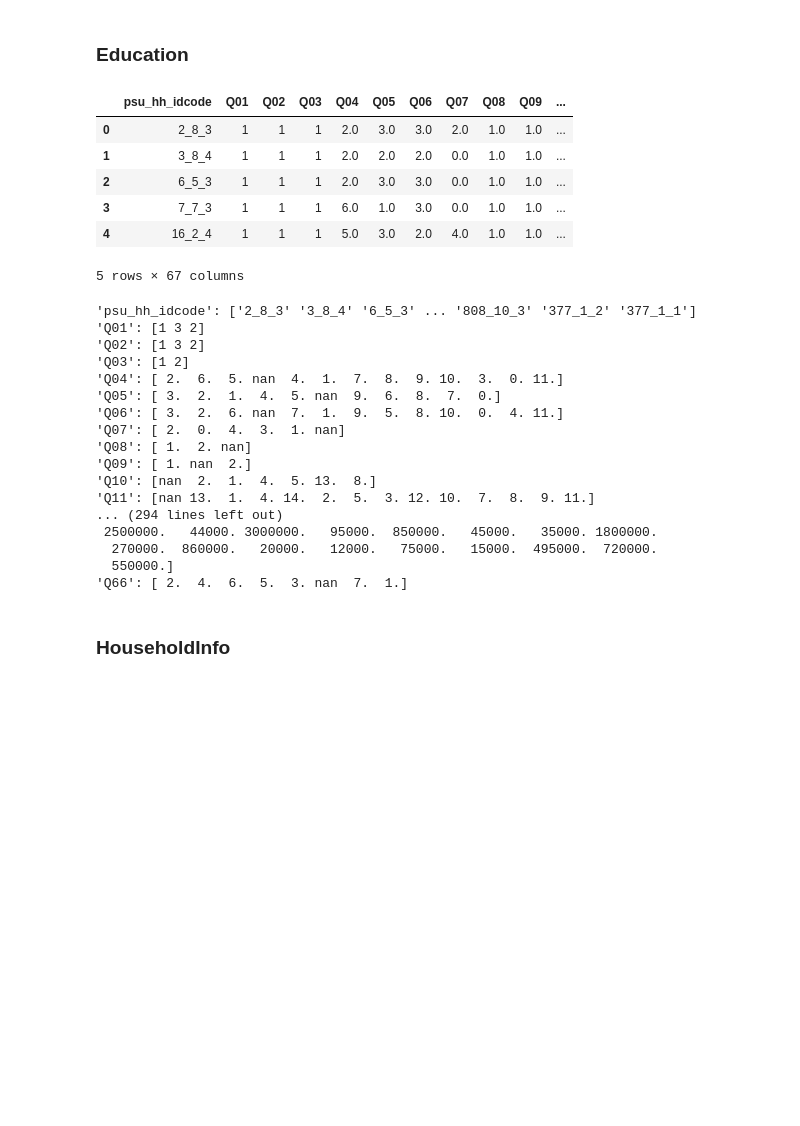
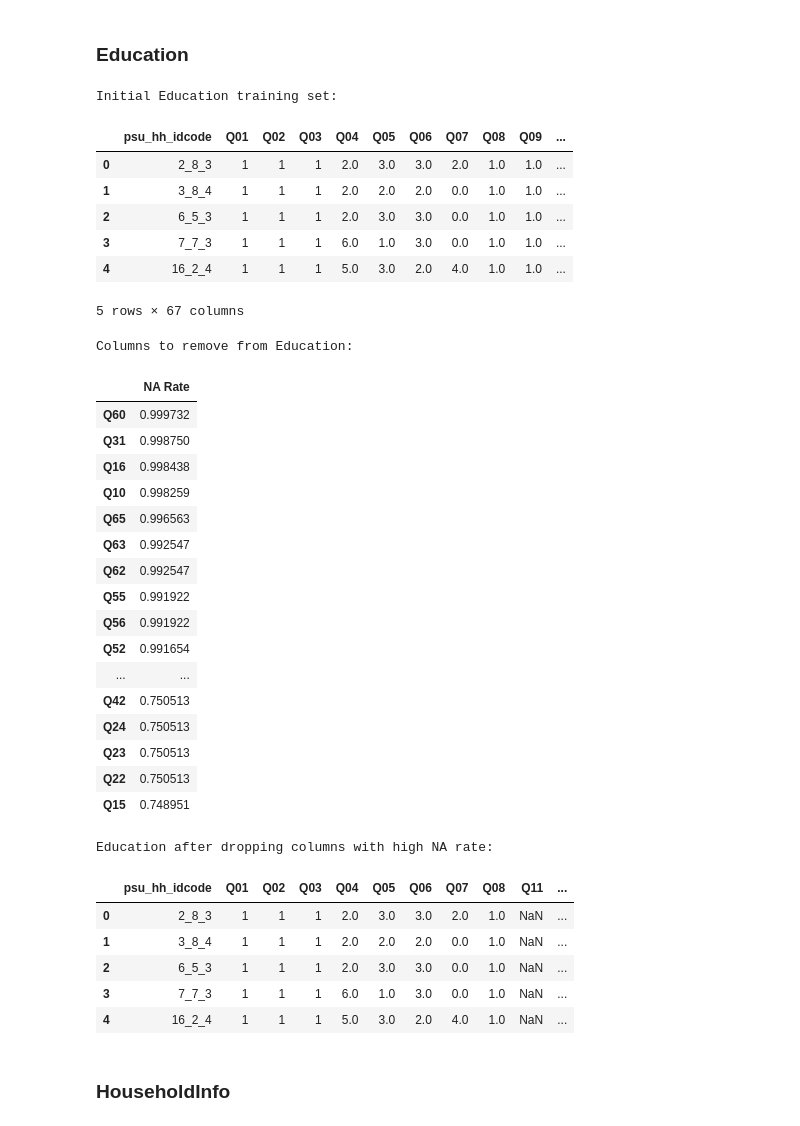
Before and after one commit to eugenesimm/Kaggle_poverty_rate, a Jupyter notebook: 1-preprocessing/clean_data.ipynb, the cells around one changed output. Saved outputs shown, nothing was run; the diff lists cells and outputs as text; code cells hidden in the pictures; blank space fills up the shorter version.

```diff
--- a/1-preprocessing/clean_data.ipynb
+++ b/1-preprocessing/clean_data.ipynb
@@ -12,44 +12,60 @@ CLEAN_DATA_DIR = "../data/clean/"
 # %% [markdown]
 ### Education
 # %%
-
 Education = pd.read_csv(os.path.join(RAW_DATA_DIR, "train_Education.csv"))
 Education['psu_hh_idcode'] = Education['psu'].astype(str) + '_' + Education['hh'].astype(str) + '_' + Education['idcode'].astype(str)
 Education.drop(columns=['psu', 'hh', 'idcode'], inplace=True)
 Education = Education[['psu_hh_idcode'] + [col for col in Education.columns if col != 'psu_hh_idcode']]
 Education.columns = [col.capitalize() if col.lower().startswith('q') else col for col in Education.columns]
-Education.head()
+print("Initial Education training set:")
+display(Education.head())
+
+# Non-response rate
+na_counts = Education.isna().sum()
+nrow = len(Education)
+na_rate = na_counts / nrow
+na_rate = na_rate.sort_values(ascending=False)
+cols_to_drop = na_rate[na_rate > 0.3] # threshold = 30%
+print("Columns to remove from Education:")
+display(cols_to_drop.to_frame(name="NA Rate"))
+
+Education.drop(columns=cols_to_drop.index, inplace=True)
+print("Education after dropping columns with high NA rate:")
+display(Education.head())
 # %% [output]
+Initial Education training set:
 |  | psu_hh_idcode | Q01 | Q02 | Q03 | Q04 | Q05 | Q06 | Q07 | Q08 | Q09 | ... |
 | 0 | 2_8_3 | 1 | 1 | 1 | 2.0 | 3.0 | 3.0 | 2.0 | 1.0 | 1.0 | ... |
 | 1 | 3_8_4 | 1 | 1 | 1 | 2.0 | 2.0 | 2.0 | 0.0 | 1.0 | 1.0 | ... |
 | 2 | 6_5_3 | 1 | 1 | 1 | 2.0 | 3.0 | 3.0 | 0.0 | 1.0 | 1.0 | ... |
 | 3 | 7_7_3 | 1 | 1 | 1 | 6.0 | 1.0 | 3.0 | 0.0 | 1.0 | 1.0 | ... |
 | 4 | 16_2_4 | 1 | 1 | 1 | 5.0 | 3.0 | 2.0 | 4.0 | 1.0 | 1.0 | ... |
-5 rows × 67 columns
+5 rows × 67 columns
+Columns to remove from Education:
+|  | NA Rate |
+| Q60 | 0.999732 |
+| Q31 | 0.998750 |
+| Q16 | 0.998438 |
+| Q10 | 0.998259 |
+| Q65 | 0.996563 |
+| Q63 | 0.992547 |
+| Q62 | 0.992547 |
+| Q55 | 0.991922 |
+| Q56 | 0.991922 |
+| Q52 | 0.991654 |
+| ... | ... |
+| Q42 | 0.750513 |
+| Q24 | 0.750513 |
+| Q23 | 0.750513 |
+| Q22 | 0.750513 |
+| Q15 | 0.748951 |
+Education after dropping columns with high NA rate:
+|  | psu_hh_idcode | Q01 | Q02 | Q03 | Q04 | Q05 | Q06 | Q07 | Q08 | Q11 | ... |
+| 0 | 2_8_3 | 1 | 1 | 1 | 2.0 | 3.0 | 3.0 | 2.0 | 1.0 | NaN | ... |
+| 1 | 3_8_4 | 1 | 1 | 1 | 2.0 | 2.0 | 2.0 | 0.0 | 1.0 | NaN | ... |
+| 2 | 6_5_3 | 1 | 1 | 1 | 2.0 | 3.0 | 3.0 | 0.0 | 1.0 | NaN | ... |
+| 3 | 7_7_3 | 1 | 1 | 1 | 6.0 | 1.0 | 3.0 | 0.0 | 1.0 | NaN | ... |
+| 4 | 16_2_4 | 1 | 1 | 1 | 5.0 | 3.0 | 2.0 | 4.0 | 1.0 | NaN | ... |
-# %%
-for column in Education.columns:
-    if column in ['psu', 'hh', 'idcode']: continue
-    unique_values = Education[column].unique()
-    print(f"'{column}': {unique_values}")
-# %% [output]
-'psu_hh_idcode': ['2_8_3' '3_8_4' '6_5_3' ... '808_10_3' '377_1_2' '377_1_1']
-'Q01': [1 3 2]
-'Q02': [1 3 2]
-'Q03': [1 2]
-'Q04': [ 2.  6.  5. nan  4.  1.  7.  8.  9. 10.  3.  0. 11.]
-'Q05': [ 3.  2.  1.  4.  5. nan  9.  6.  8.  7.  0.]
-'Q06': [ 3.  2.  6. nan  7.  1.  9.  5.  8. 10.  0.  4. 11.]
-'Q07': [ 2.  0.  4.  3.  1. nan]
-'Q08': [ 1.  2. nan]
-'Q09': [ 1. nan  2.]
-'Q10': [nan  2.  1.  4.  5. 13.  8.]
-'Q11': [nan 13.  1.  4. 14.  2.  5.  3. 12. 10.  7.  8.  9. 11.]
-... (294 lines left out)
- 2500000.   44000. 3000000.   95000.  850000.   45000.   35000. 1800000.
-  270000.  860000.   20000.   12000.   75000.   15000.  495000.  720000.
-  550000.]
-'Q66': [ 2.  4.  6.  5.  3. nan  7.  1.]
 # %% [markdown]
 ### HouseholdInfo
 # %%
```
Also changed, not shown: parts of 1 cell of this notebook, 4 other files.
